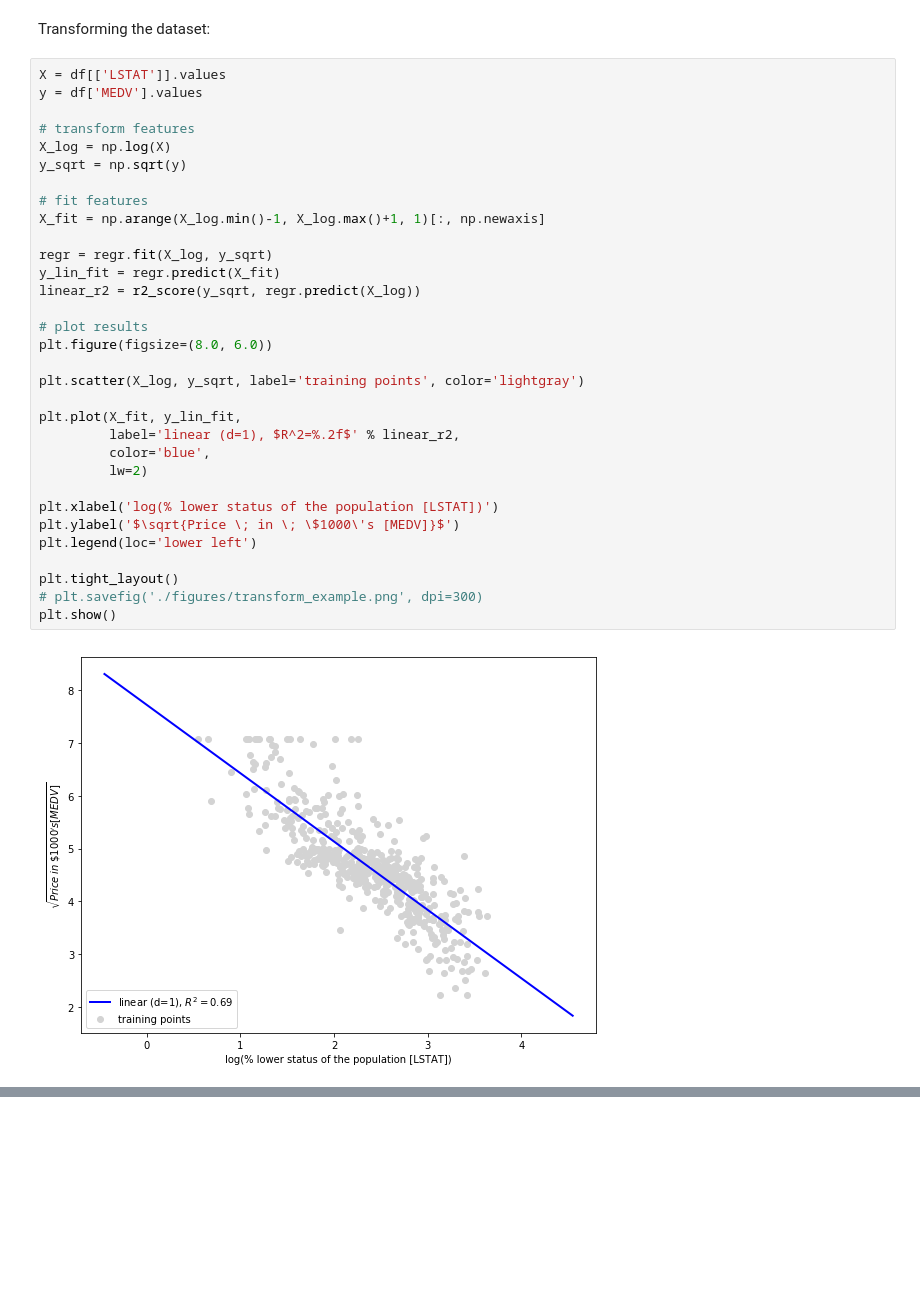
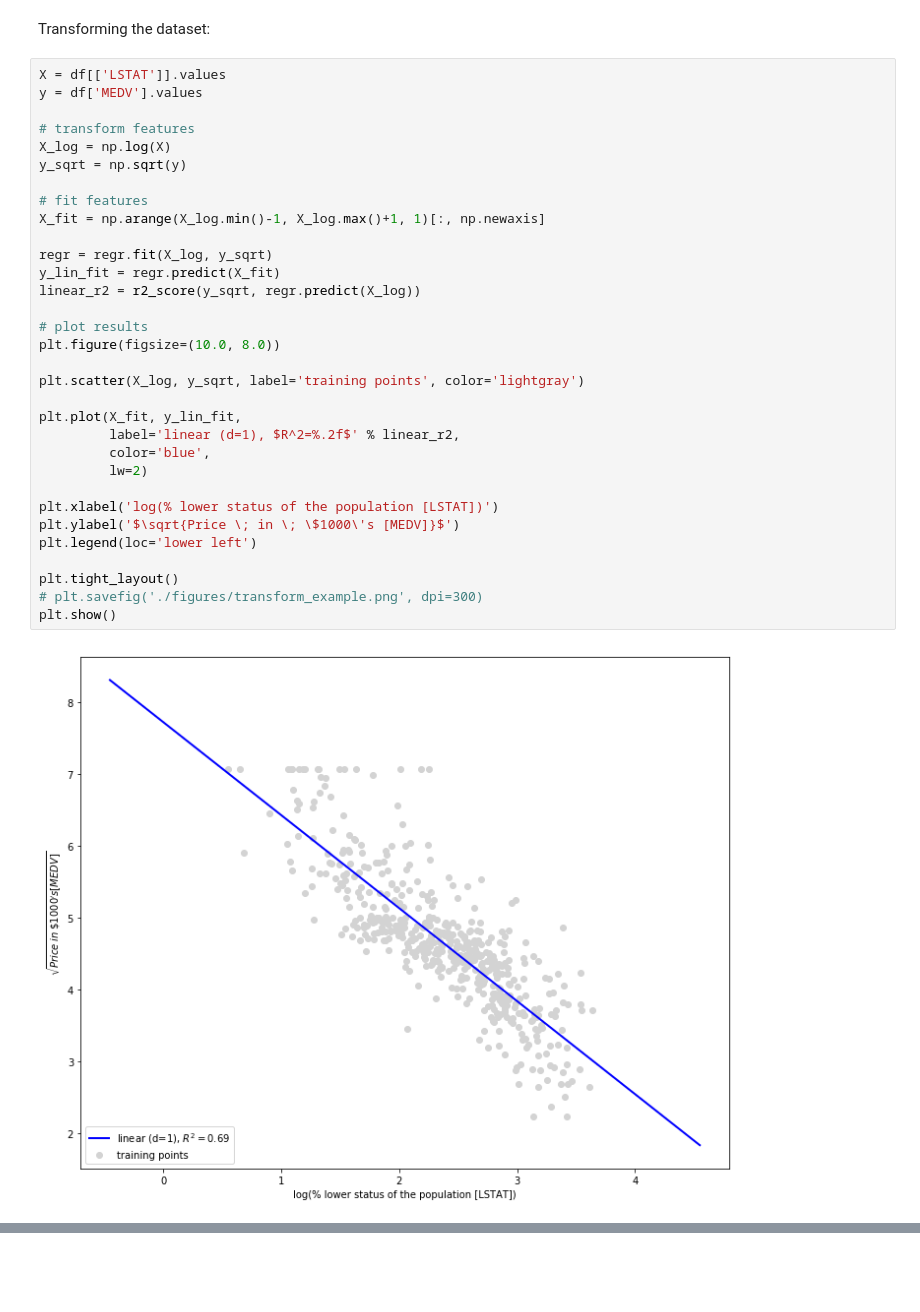
Before and after one commit to rnder/python-machine-learning-book, a Jupyter notebook: code/ch10/ch10-kor.ipynb, the cells around one changed output, grey strips where cells are left out. Drawn from its saved outputs; the diff is of its cells as text; blank space fills up the shorter version.

Commit message:
added images

```diff
--- a/code/ch10/ch10-kor.ipynb
+++ b/code/ch10/ch10-kor.ipynb
@@ -812,32 +833,32 @@ X = df[['LSTAT']].values
 y = df['MEDV'].values
 
 # transform features
 X_log = np.log(X)
 y_sqrt = np.sqrt(y)
 
 # fit features
 X_fit = np.arange(X_log.min()-1, X_log.max()+1, 1)[:, np.newaxis]
 
 regr = regr.fit(X_log, y_sqrt)
 y_lin_fit = regr.predict(X_fit)
 linear_r2 = r2_score(y_sqrt, regr.predict(X_log))
 
 # plot results
-plt.figure(figsize=(8.0, 6.0))
+plt.figure(figsize=(10.0, 8.0))
 
 plt.scatter(X_log, y_sqrt, label='training points', color='lightgray')
 
 plt.plot(X_fit, y_lin_fit,
          label='linear (d=1), $R^2=%.2f$' % linear_r2,
          color='blue',
          lw=2)
 
 plt.xlabel('log(% lower status of the population [LSTAT])')
 plt.ylabel('$\sqrt{Price \; in \; \$1000\'s [MEDV]}$')
 plt.legend(loc='lower left')
 
 plt.tight_layout()
 # plt.savefig('./figures/transform_example.png', dpi=300)
 plt.show()
 # %% [output]
-[figure, old version]
+[figure, new version]
```
Also changed, not shown: parts of 22 cells of this notebook, 3 other files.
